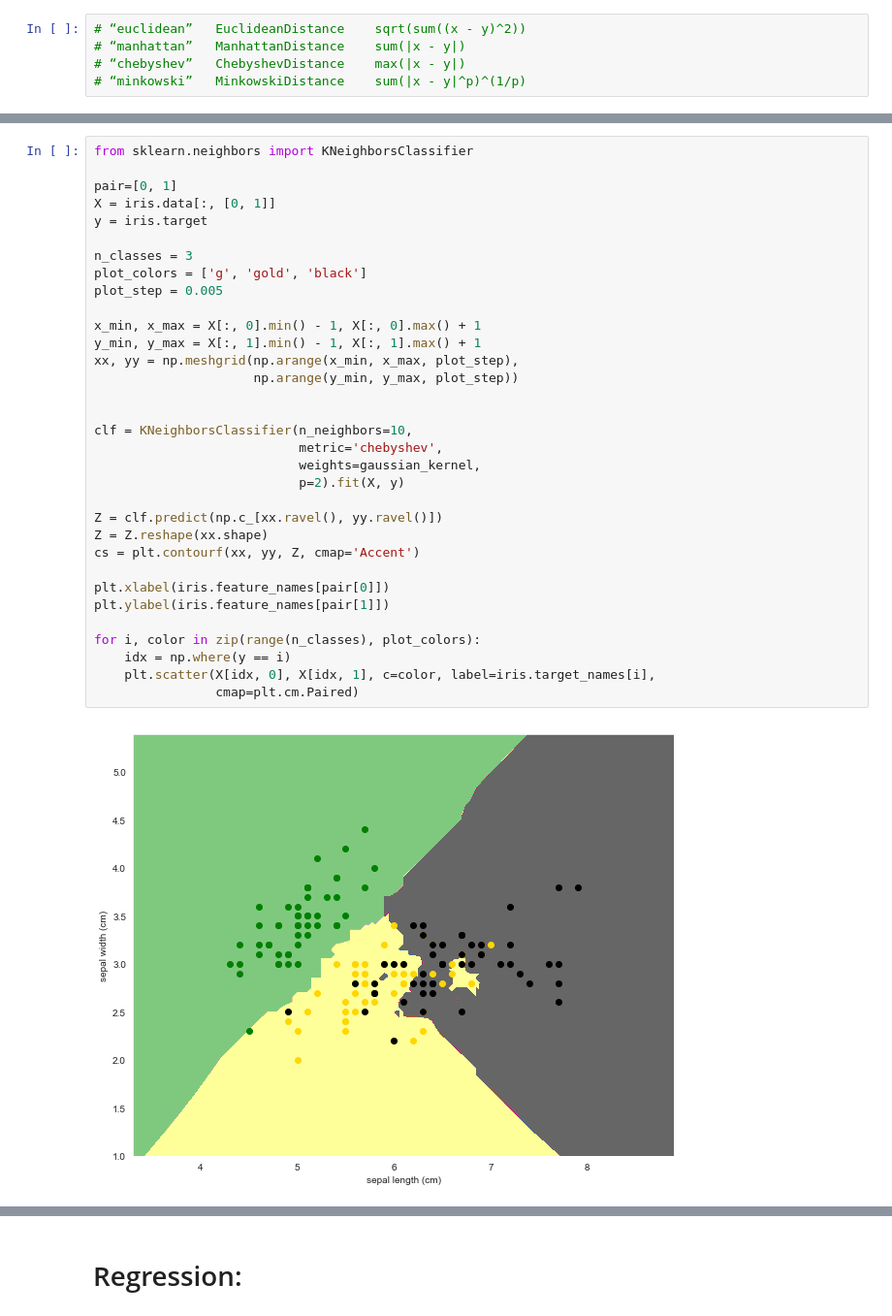
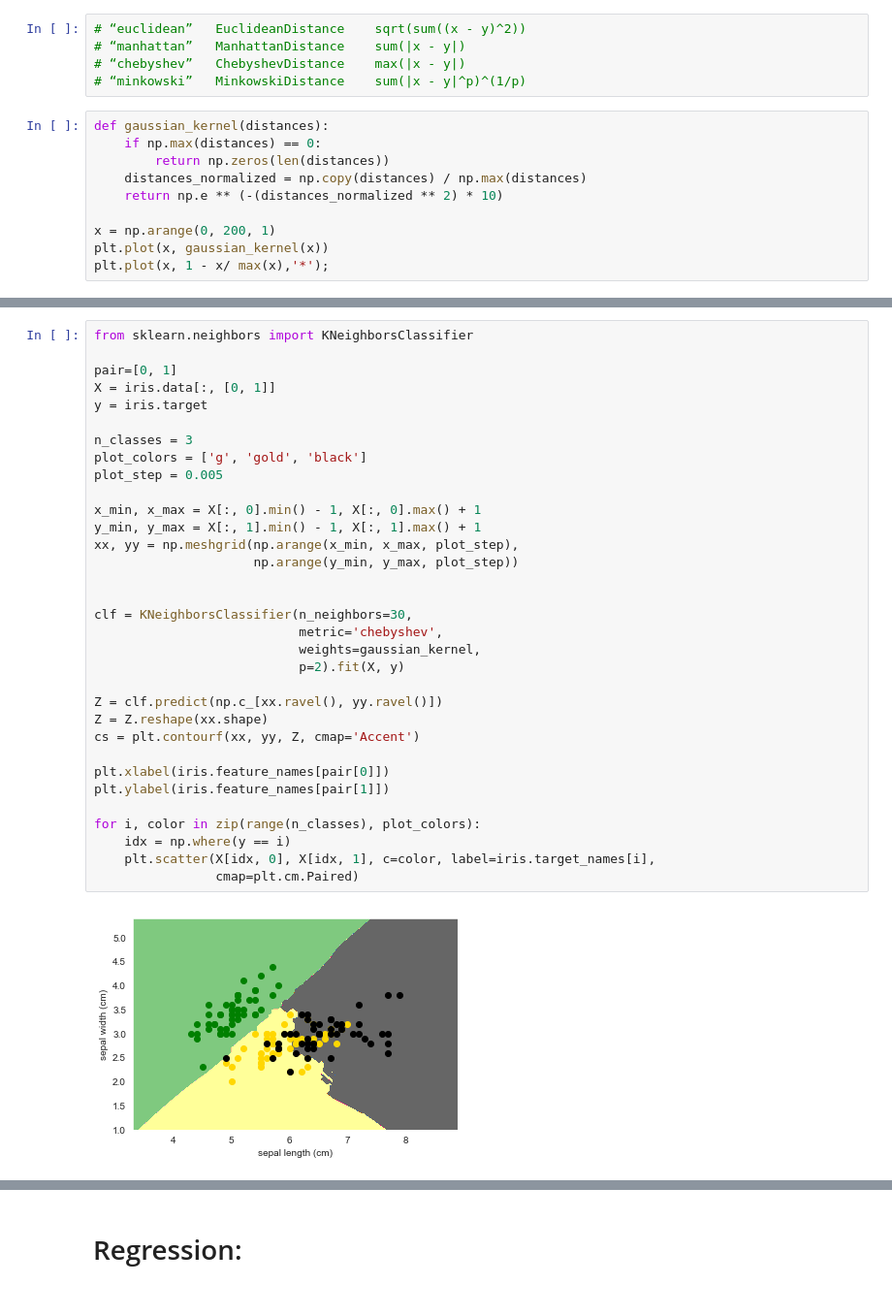
Before and after one commit to kondratevakate/machine-learning-with-love, a Jupyter notebook: 03_knn/03_regularisation_knn.ipynb, the cells around one changed output, grey strips where cells are left out. Shown at 97% size. Drawn from its saved outputs; the diff is of its cells as text.

```diff
--- a/03_knn/03_regularisation_knn.ipynb
+++ b/03_knn/03_regularisation_knn.ipynb
@@ -306,3 +337,13 @@ KNeighborsClassifier(algorithm='auto', leaf_size=30, metric='minkowski',
 # “manhattan”   ManhattanDistance    sum(|x - y|)
 # “chebyshev”   ChebyshevDistance    max(|x - y|)
 # “minkowski”   MinkowskiDistance    sum(|x - y|^p)^(1/p)
+# %%
+def gaussian_kernel(distances):
+    if np.max(distances) == 0:
+        return np.zeros(len(distances))
+    distances_normalized = np.copy(distances) / np.max(distances)
+    return np.e ** (-(distances_normalized ** 2) * 10)
+
+x = np.arange(0, 200, 1)
+plt.plot(x, gaussian_kernel(x))
+plt.plot(x, 1 - x/ max(x),'*');
@@ -312,32 +355,32 @@ from sklearn.neighbors import KNeighborsClassifier
 pair=[0, 1]
 X = iris.data[:, [0, 1]]
 y = iris.target
 
 n_classes = 3
 plot_colors = ['g', 'gold', 'black']
 plot_step = 0.005
 
 x_min, x_max = X[:, 0].min() - 1, X[:, 0].max() + 1
 y_min, y_max = X[:, 1].min() - 1, X[:, 1].max() + 1
 xx, yy = np.meshgrid(np.arange(x_min, x_max, plot_step),
                      np.arange(y_min, y_max, plot_step))
 
 
-clf = KNeighborsClassifier(n_neighbors=10,
+clf = KNeighborsClassifier(n_neighbors=30,
                            metric='chebyshev',
                            weights=gaussian_kernel,
                            p=2).fit(X, y)
 
 Z = clf.predict(np.c_[xx.ravel(), yy.ravel()])
 Z = Z.reshape(xx.shape)
 cs = plt.contourf(xx, yy, Z, cmap='Accent')
 
 plt.xlabel(iris.feature_names[pair[0]])
 plt.ylabel(iris.feature_names[pair[1]])
 
 for i, color in zip(range(n_classes), plot_colors):
     idx = np.where(y == i)
     plt.scatter(X[idx, 0], X[idx, 1], c=color, label=iris.target_names[i],
                 cmap=plt.cm.Paired)
 # %% [output]
-[figure, old version]
+[figure, new version]
```
Also changed, not shown: parts of 23 cells of this notebook, 5 other files.
